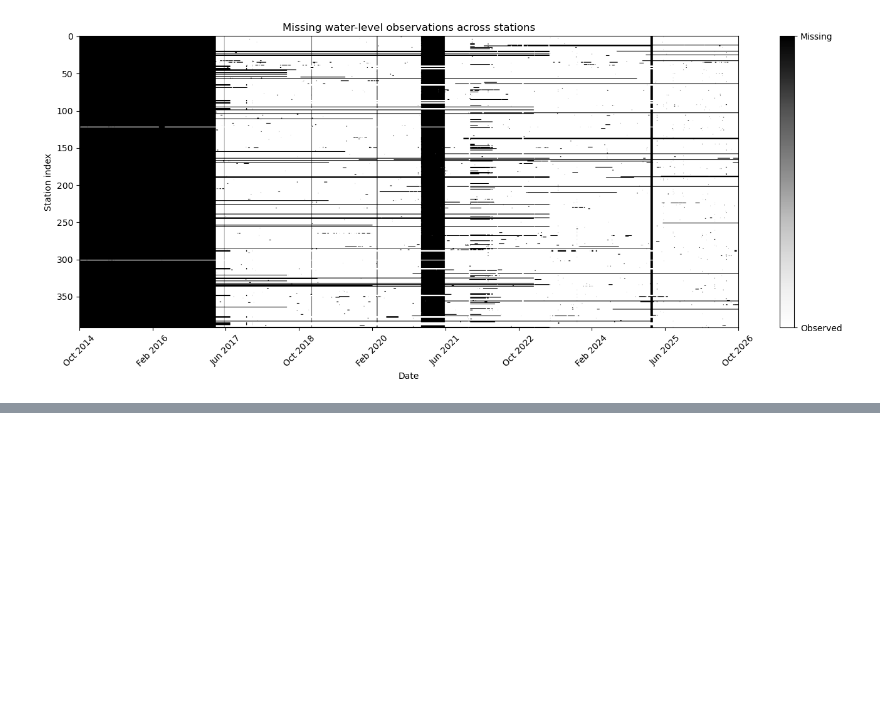
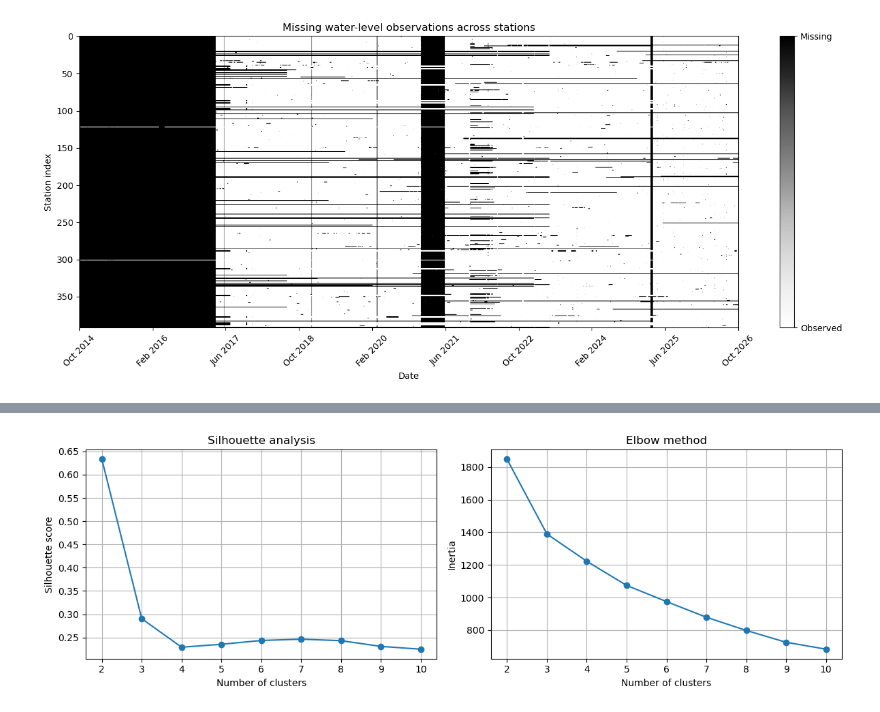
Before and after one commit to EmmaSC05/MLP-Group-Project, a Jupyter notebook: Project_copy_Maciek_ver.ipynb, the cells around one changed output, grey strips where cells are left out. Saved outputs shown, nothing was run; the diff lists cells and outputs as text; code cells hidden in the pictures; blank space fills up the shorter version.

```diff
--- a/Project_copy_Maciek_ver.ipynb
+++ b/Project_copy_Maciek_ver.ipynb
@@ -343,0 +355,52 @@ for name, y_true, y_pred in [
+# %%
+# Creating the pipeline and investigating the number of clusters
+
+k_values = range(2, 11)
+
+silhouette_scores = []
+inertias = []
+
+for k in k_values:
+
+    pipeline = Pipeline([
+        ("scaler", StandardScaler()),
+        ("kmeans", KMeans(
+            n_clusters=k,
+            init="k-means++",
+            n_init=20,
+            random_state=42
+        ))
+    ])
+
+    labels = pipeline.fit_predict(X_cluster)
+
+    X_scaled = pipeline.named_steps["scaler"].transform(X_cluster)
+
+    silhouette_scores.append(
+        silhouette_score(X_scaled, labels)
+    )
+
+    inertias.append(
+        pipeline.named_steps["kmeans"].inertia_
+    )
+
+
+fig, axes = plt.subplots(1, 2, figsize=(12, 4))
+
+axes[0].plot(k_values, silhouette_scores, marker="o")
+axes[0].set_xlabel("Number of clusters")
+axes[0].set_ylabel("Silhouette score")
+axes[0].set_title("Silhouette analysis")
+
+axes[1].plot(k_values, inertias, marker="o")
+axes[1].set_xlabel("Number of clusters")
+axes[1].set_ylabel("Inertia")
+axes[1].set_title("Elbow method")
+
+for ax in axes:
+    ax.grid()
+
+plt.tight_layout()
+plt.show()
+# %% [output]
+[figure, added]
```
Also changed, not shown: parts of 43 cells of this notebook, 1 other file.
